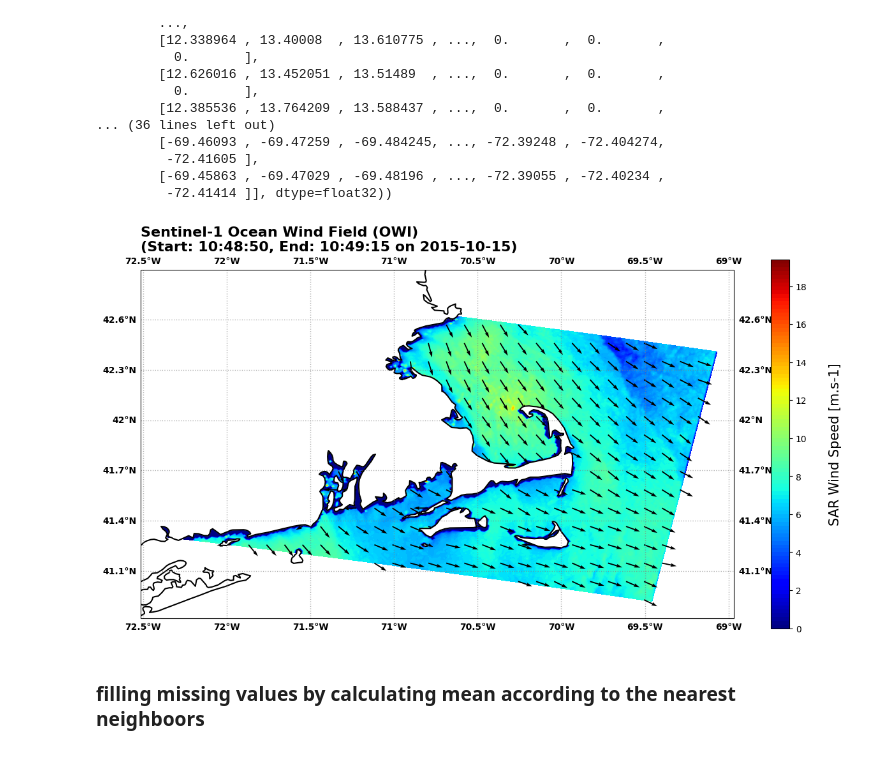
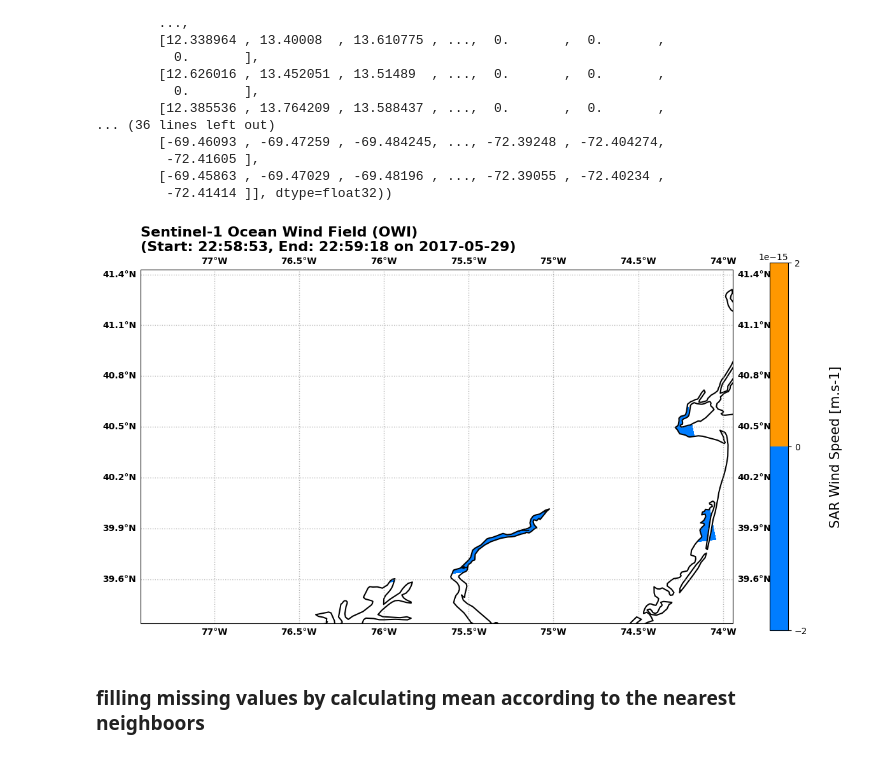
Before and after one commit to noriegamonsc1/Offshore-Wind-Research-2024-2025, a Jupyter notebook: notebooks/data_exploration/Numpy_arrays_Unsupervised_ML.ipynb, the cells around one changed output. Cells and saved outputs as stored; diff of their text form; code cells hidden in the pictures.

Commit message:
edits in the notebook finding all the images with speed as 0

```diff
--- a/notebooks/data_exploration/Numpy_arrays_Unsupervised_ML.ipynb
+++ b/notebooks/data_exploration/Numpy_arrays_Unsupervised_ML.ipynb
@@ -467,9 +477,9 @@ all_arrays[speed_indices[14]]
         [-69.45863 , -69.47029 , -69.48196 , ..., -72.39055 , -72.40234 ,
          -72.41414 ]], dtype=float32))
 # %%
-plot_wind_field(speed_indices[15])
+plot_wind_field(206)
 # %% [output]
-[figure, old version]
+[figure, new version]
 # %% [markdown]
 ### filling missing values by calculating mean according to the nearest neighboors
 # %%
```
Also changed, not shown: parts of 4 cells of this notebook.
